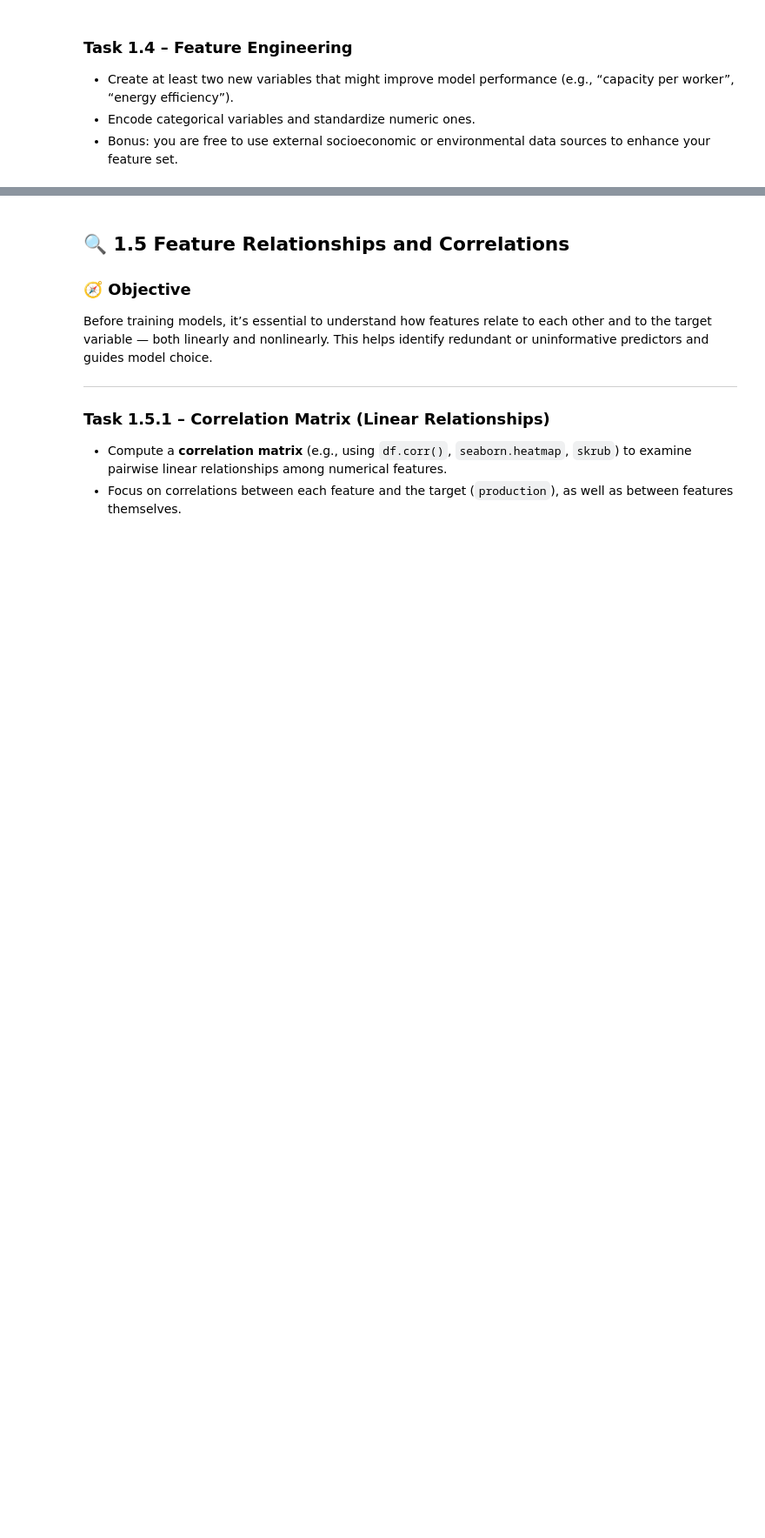
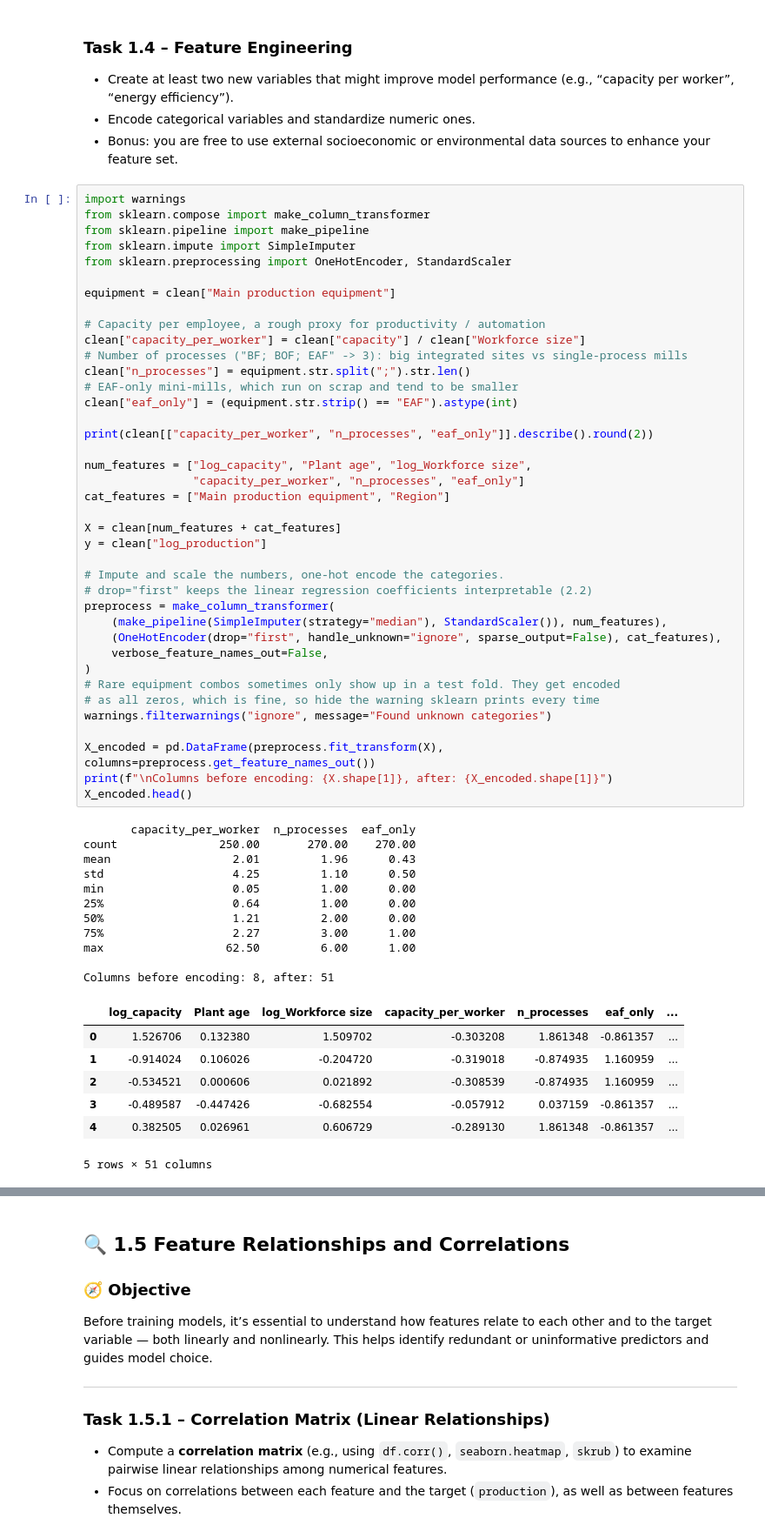
Before and after one commit to oceanetanios/aidams-lab2-lebard-lebihan-tanguy-tanios, a Jupyter notebook: lab_2.ipynb, the cells around one changed output, grey strips where cells are left out. Shown at 87% size. Saved outputs shown, nothing was run; the diff lists cells and outputs as text; blank space fills up the shorter version.

Commit message:
main

```diff
--- a/lab_2.ipynb
+++ b/lab_2.ipynb
@@ -81,6 +257,64 @@ Use the result in Task 1.3: drop, coerce, or relax a check, and say which.
 - Create at least two new variables that might improve model performance (e.g., “capacity per worker”, “energy efficiency”).
 - Encode categorical variables and standardize numeric ones.
 - Bonus: you are free to use external socioeconomic or environmental data sources to enhance your feature set.
+# %%
+import warnings
+from sklearn.compose import make_column_transformer
+from sklearn.pipeline import make_pipeline
+from sklearn.impute import SimpleImputer
+from sklearn.preprocessing import OneHotEncoder, StandardScaler
+
+equipment = clean["Main production equipment"]
+
+# Capacity per employee, a rough proxy for productivity / automation
+clean["capacity_per_worker"] = clean["capacity"] / clean["Workforce size"]
+# Number of processes ("BF; BOF; EAF" -> 3): big integrated sites vs single-process mills
+clean["n_processes"] = equipment.str.split(";").str.len()
+# EAF-only mini-mills, which run on scrap and tend to be smaller
+clean["eaf_only"] = (equipment.str.strip() == "EAF").astype(int)
+
+print(clean[["capacity_per_worker", "n_processes", "eaf_only"]].describe().round(2))
+
+num_features = ["log_capacity", "Plant age", "log_Workforce size",
+                "capacity_per_worker", "n_processes", "eaf_only"]
+cat_features = ["Main production equipment", "Region"]
+
+X = clean[num_features + cat_features]
+y = clean["log_production"]
+
+# Impute and scale the numbers, one-hot encode the categories.
+# drop="first" keeps the linear regression coefficients interpretable (2.2)
+preprocess = make_column_transformer(
+    (make_pipeline(SimpleImputer(strategy="median"), StandardScaler()), num_features),
+    (OneHotEncoder(drop="first", handle_unknown="ignore", sparse_output=False), cat_features),
+    verbose_feature_names_out=False,
+)
+# Rare equipment combos sometimes only show up in a test fold. They get encoded
+# as all zeros, which is fine, so hide the warning sklearn prints every time
+warnings.filterwarnings("ignore", message="Found unknown categories")
+
+X_encoded = pd.DataFrame(preprocess.fit_transform(X), columns=preprocess.get_feature_names_out())
+print(f"\nColumns before encoding: {X.shape[1]}, after: {X_encoded.shape[1]}")
+X_encoded.head()
+# %% [output]
+       capacity_per_worker  n_processes  eaf_only
+count               250.00       270.00    270.00
+mean                  2.01         1.96      0.43
+std                   4.25         1.10      0.50
+min                   0.05         1.00      0.00
+25%                   0.64         1.00      0.00
+50%                   1.21         2.00      0.00
+75%                   2.27         3.00      1.00
+max                  62.50         6.00      1.00
+
+Columns before encoding: 8, after: 51
+|  | log_capacity | Plant age | log_Workforce size | capacity_per_worker | n_processes | eaf_only | ... |
+| 0 | 1.526706 | 0.132380 | 1.509702 | -0.303208 | 1.861348 | -0.861357 | ... |
+| 1 | -0.914024 | 0.106026 | -0.204720 | -0.319018 | -0.874935 | 1.160959 | ... |
+| 2 | -0.534521 | 0.000606 | 0.021892 | -0.308539 | -0.874935 | 1.160959 | ... |
+| 3 | -0.489587 | -0.447426 | -0.682554 | -0.057912 | 0.037159 | -0.861357 | ... |
+| 4 | 0.382505 | 0.026961 | 0.606729 | -0.289130 | 1.861348 | -0.861357 | ... |
+5 rows × 51 columns
 # %% [markdown]
 > 📝 *Critical thinking:*
 > Document your new feature(s). What business or operational insight do they represent?
```
Also changed, not shown: parts of 29 cells of this notebook, 30 other files.
